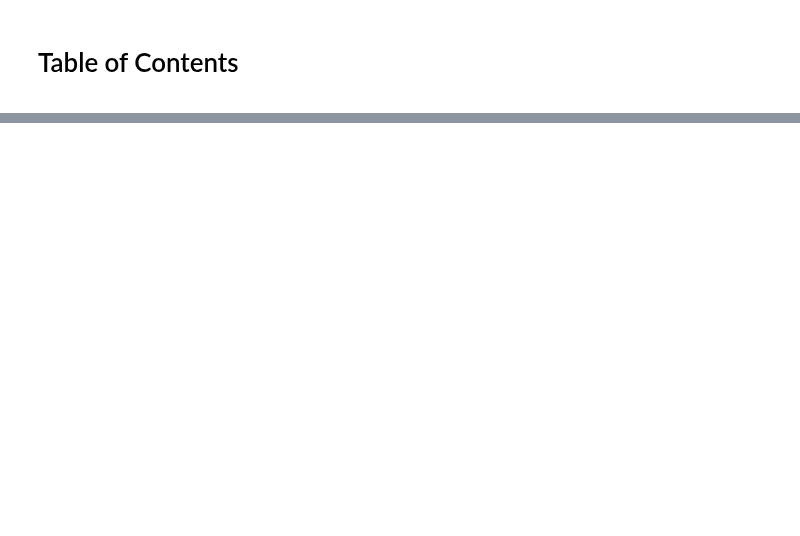
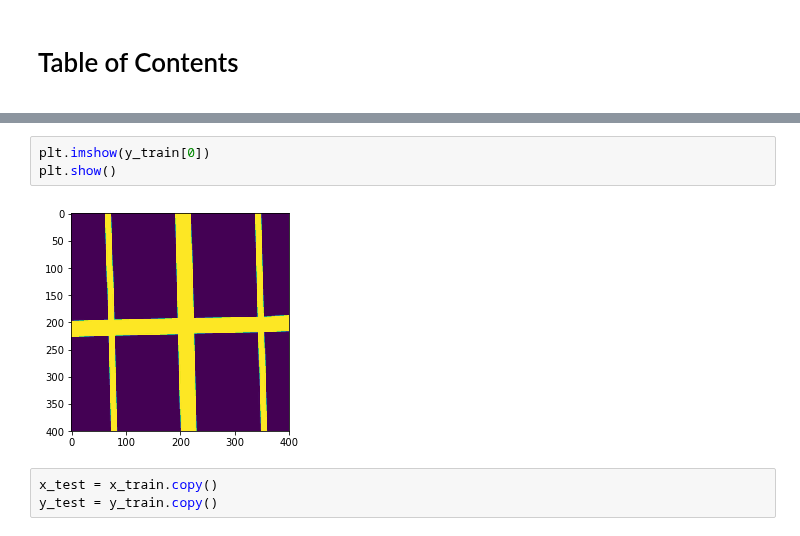
Before and after one commit to gregunz/MachineLearning2017, a Jupyter notebook: project02/src/pipeline_gregunz.ipynb, the cells around one changed output, grey strips where cells are left out. Saved outputs shown, nothing was run; the diff lists cells and outputs as text; blank space fills up the shorter version.

```diff
--- a/project02/src/pipeline_gregunz.ipynb
+++ b/project02/src/pipeline_gregunz.ipynb
@@ -3,0 +58,8 @@
+# %%
+plt.imshow(y_train[0])
+plt.show()
+# %% [output]
+[figure, added]
+# %%
+x_test = x_train.copy()
+y_test = y_train.copy()
```
Also changed, not shown: parts of 12 cells of this notebook, 3 other files.
